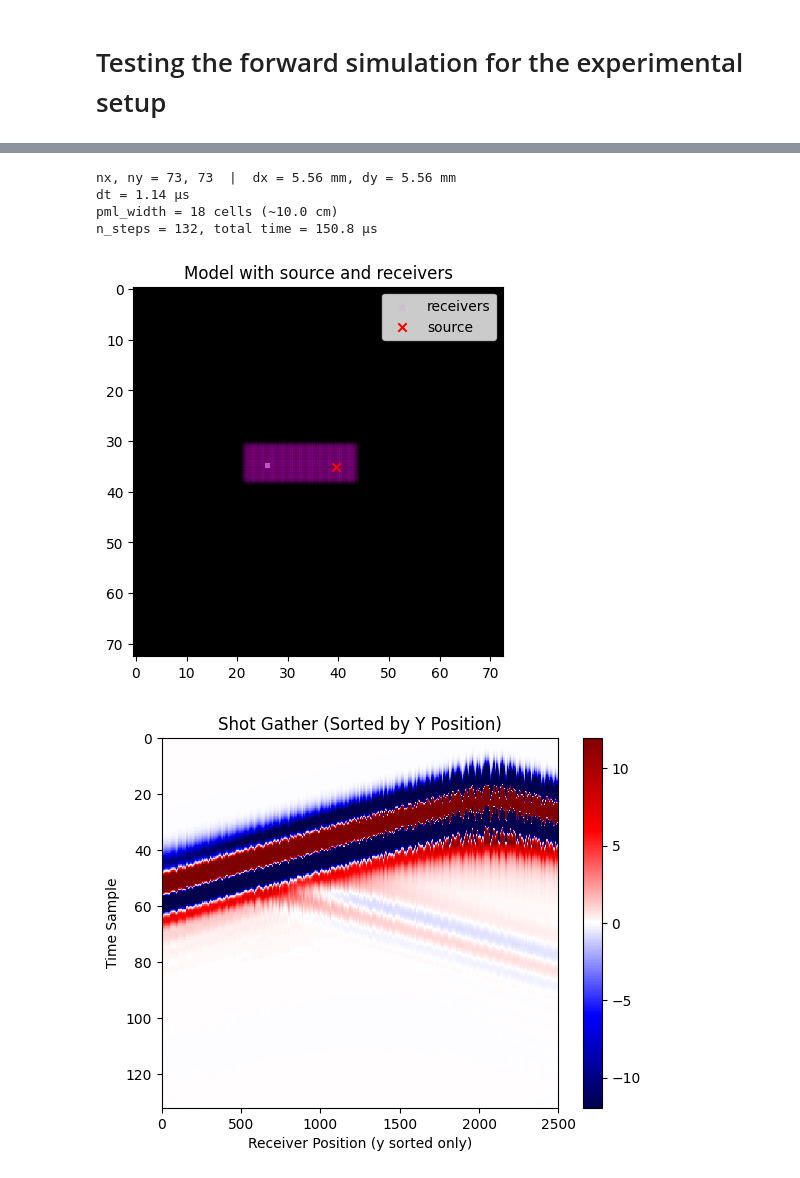
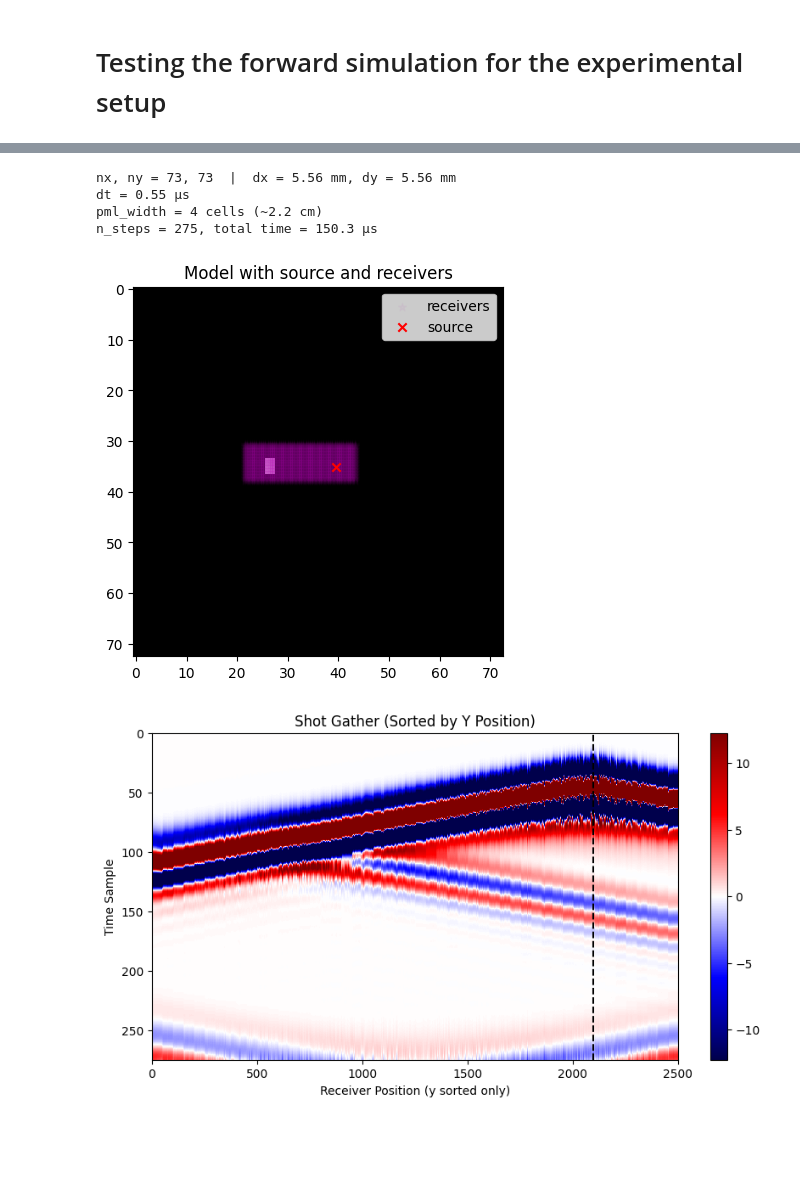
Before and after one commit to armercier/Hybrid-OED, a Jupyter notebook: src/scripts/test_forward_lab_setup.ipynb, the cells around one changed output, grey strips where cells are left out. Drawn from its saved outputs; the diff is of its cells as text; code cells hidden in the pictures; blank space fills up the shorter version.

```diff
--- a/src/scripts/test_forward_lab_setup.ipynb
+++ b/src/scripts/test_forward_lab_setup.ipynb
@@ -153,7 +51,8 @@ plt.show()
 
 # ---- physical domain (meters) ----
 Lx, Ly = 0.4, 0.4               # FIXED domain size
-c_min = c_max = 2750.0            # plexiglass (m/s)
+c_min = 2750
+c_max = 5750.0            # plexiglass (m/s)
 
 # ---- resolution chosen ONCE for the highest test frequency ----
 f0_max = 25e3                     # highest center freq you'll run
@@ -177,22 +76,22 @@ dt = 0.8 * dt_max                              # margin
 print(f"dt = {dt*1e6:.2f} µs")
 
 # ---- PML thickness in METERS (fixed), converted to cells ----
-pml_thickness_m = 0.1                         # e.g., 3 cm per side
+pml_thickness_m = 0.01                         # e.g., 3 cm per side
 pml_width = max(4, int(round(pml_thickness_m / dx)))
 print(f"pml_width = {pml_width} cells (~{pml_width*dx*100:.1f} cm)")
 
 # ---- material model (fixed in meters) ----
-velocity = 2750.0
+velocity = c_min
 density  = 1000.0
 
 true_model = jnp.full((nx, ny), velocity, dtype=jnp.float32)
 
 # scatterer defined in METERS, then mapped to indices
-scx0, scx1 = 0.198, 0.202    # x-extent in m (example)
-scy0, scy1 = 0.15, 0.154    # y-extent in m (example)
+scx0, scx1 = 0.19, 0.21    # x-extent in m (example)
+scy0, scy1 = 0.15, 0.16    # y-extent in m (example)
 ix0, ix1 = int(scx0/dx), int(scx1/dx)
 iy0, iy1 = int(scy0/dy), int(scy1/dy)
-true_model = true_model.at[ix0:ix1, iy0:iy1].set(velocity * 1.5)
+true_model = true_model.at[ix0:ix1, iy0:iy1].set(c_max)
 
 density_grid = jnp.full_like(true_model, density)
 
@@ -228,9 +127,9 @@ seis = ys[0]  # (n_steps, Nrec)
 wavefields_test = ys[1]  # (n_steps, nx, ny)
 # %% [output]
 nx, ny = 73, 73  |  dx = 5.56 mm, dy = 5.56 mm
-dt = 1.14 µs
-pml_width = 18 cells (~10.0 cm)
-n_steps = 132, total time = 150.8 µs
+dt = 0.55 µs
+pml_width = 4 cells (~2.2 cm)
+n_steps = 275, total time = 150.3 µs
 # %%
 plt.scatter(receiver_is[:,1], receiver_is[:,0], c="m", marker="*", label="receivers", alpha=0.03)
 plt.scatter(src_idx[1], src_idx[0], c="r", marker="x", label="source")
@@ -239,7 +138,7 @@ plt.legend()
 plt.title("Model with source and receivers")
 plt.show()
 # %% [output]
-[figure, old version]
+[figure, new version]
 # %%
 # make a shot gather with the x axis being the y position
 # sorte the trace by y position
@@ -252,20 +151,21 @@ n_traces_y = sorted_traces_y.shape[1]
 n_samples_y = sorted_traces_y.shape[0]
 # %%
 # plot the sorted traces as a shot gather
+plt.figure(figsize=(10,5))
 plt.imshow(
     jnp.flipud((sorted_traces_y)),
     aspect='auto',
     extent=[0, n_traces_y, 0, n_samples_y],
     cmap='seismic',
     vmin=-np.amax(np.abs(sorted_traces_y))/20,
     vmax=np.amax(np.abs(sorted_traces_y))/20
 )
-
+plt.axvline(2100, color='k', linestyle='--')
 plt.gca().invert_yaxis()
 plt.colorbar()
 plt.title('Shot Gather (Sorted by Y Position)')
 plt.xlabel('Receiver Position (y sorted only)')
 plt.ylabel('Time Sample')
 plt.show()
 # %% [output]
-[figure, old version]
+[figure, new version]
```
Also changed, not shown: parts of 16 cells of this notebook, 3 other files.
